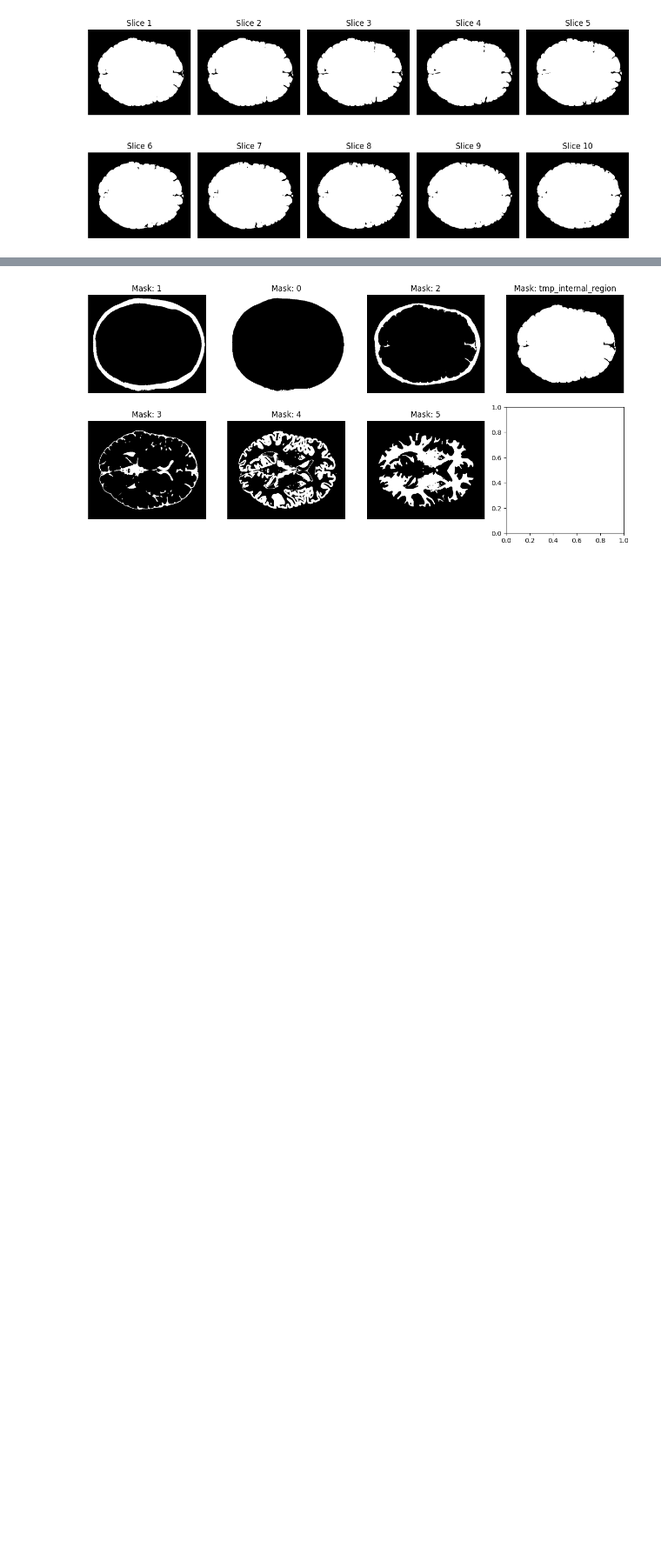
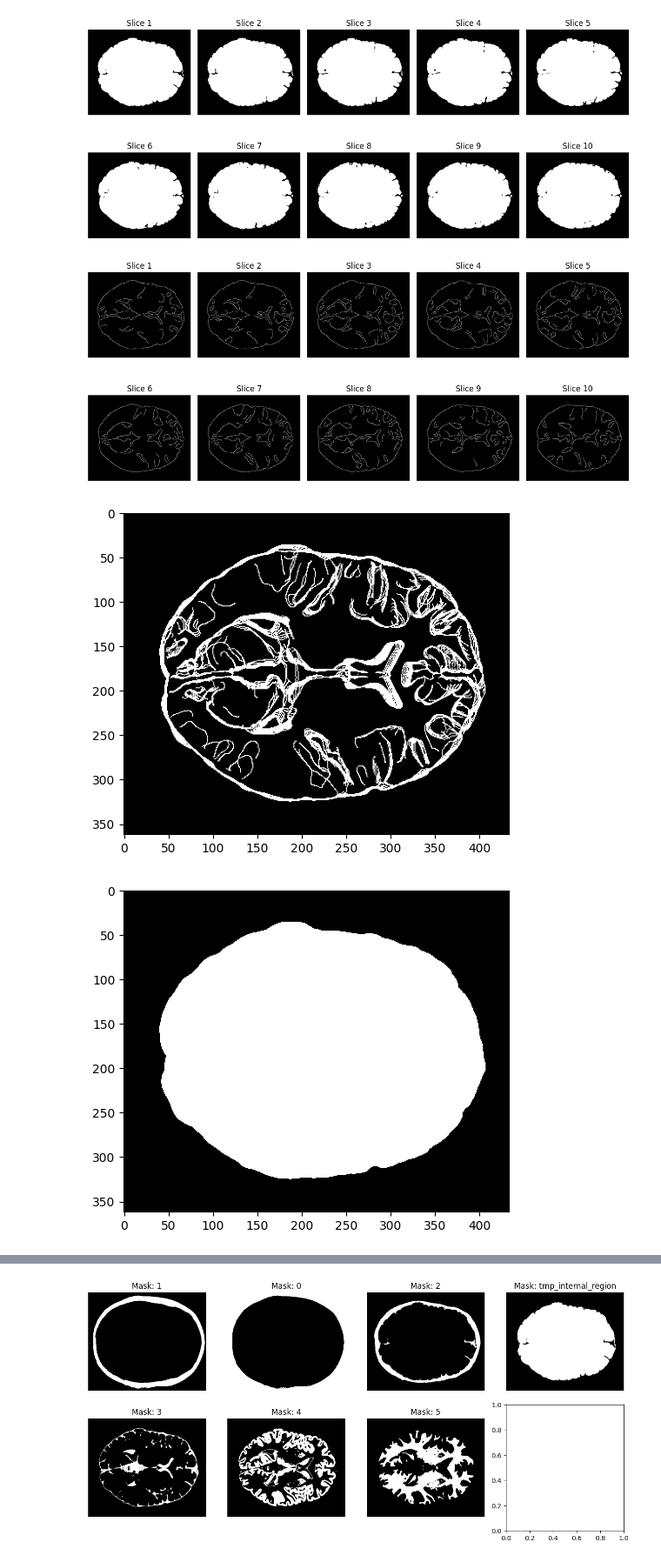
Before and after one commit to ZosoV/mri_segmentation, a Jupyter notebook: 3d_experiment_03.ipynb, the cells around one changed output, grey strips where cells are left out. Shown at 87% size. Drawn from its saved outputs; the diff is of its cells as text; code cells hidden in the pictures; blank space fills up the shorter version.

Commit message:
End organization and adding experiment 03 of 3D a fusion channel of based on edge detection

```diff
--- a/3d_experiment_03.ipynb
+++ b/3d_experiment_03.ipynb
@@ -195,3 +195,59 @@ plt.tight_layout()
 plt.show()
 # %% [output]
 [figure]
+# %%
+from skimage.feature import canny
+# NOTE: convex hull is expensive use edge detection
+
+# Dilation of the tmp_internal_region
+selem = disk(3)
+
+# Apply canny edge detection to the tmp_internal_region to each slice
+edges = np.zeros_like(temporal_masks["tmp_internal_region"])
+for i in range(temporal_masks["tmp_internal_region"].shape[2]):
+
+    dilated = ndimage.binary_dilation(temporal_masks["tmp_internal_region"][:,:,i], selem)
+
+    # Apply the tmp_internal_region to the reference image
+    internal_region = reference_img[:,:,i] * dilated
+
+    edges[:,:,i] = canny(internal_region, sigma=3)
+
+# Plot the edges
+fig, axes = plt.subplots(2, 5, figsize=(12, 6))
+
+for i, ax in enumerate(axes.flat):
+    ax.imshow(edges[:,:,i], cmap='gray')
+    ax.set_title(f'Slice {i+1}')
+    ax.axis('off')
+
+plt.tight_layout()
+plt.show()
+
+# Aggregation of the edges
+aggregated_edges = np.sum(edges, axis=2) > 0
+
+# Plot the aggregated edges
+plt.imshow(aggregated_edges, cmap='gray')
+plt.show()
+
+# Fill the holes of the aggregated edges
+filled_aggregated_edges = ndimage.binary_fill_holes(aggregated_edges)
+
+# Plot the filled edges
+plt.imshow(filled_aggregated_edges, cmap='gray')
+plt.show()
+
+# Extend one dimension and repeat the mask to all the slices
+filled_aggregated_edges = filled_aggregated_edges[:, :, np.newaxis]
+
+# The cumulativative mask is broadcasted to all the slices
+# by the new axis added before
+masked_internal_region = mri_stacked * filled_aggregated_edges
+
+plt.imshow(masked_internal_region[:,:,0], cmap='gray')
+plt.show()
+# %% [output]
+[figure, added]
+[figure, added]
+[figure, added]
```
Also changed, not shown: parts of 5 cells of this notebook, 1 other file.
